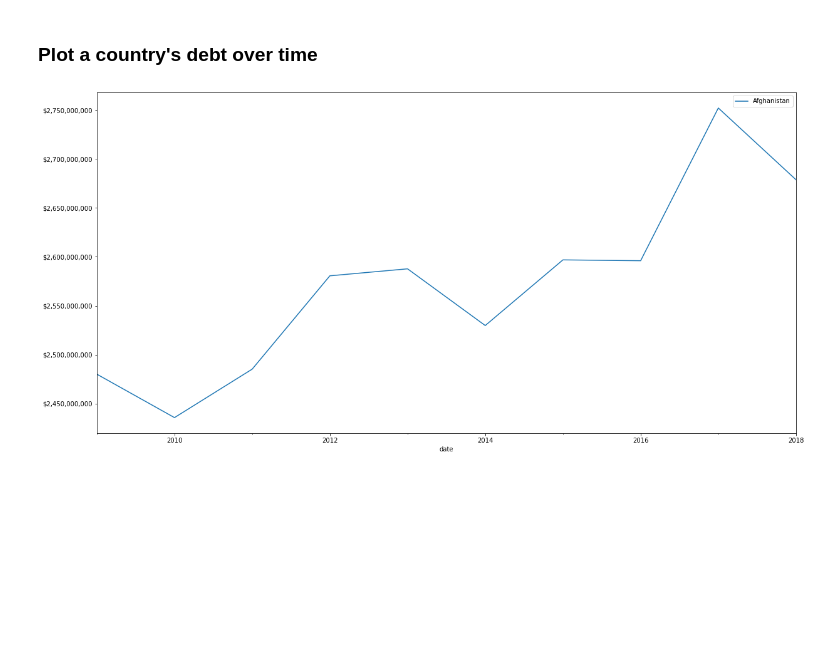
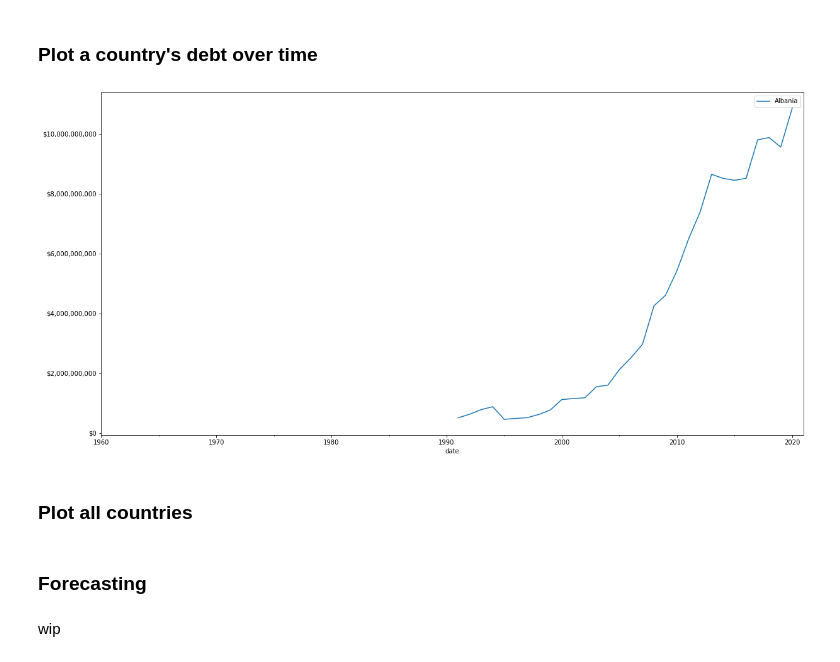
Before and after one commit to a7u7a/blokis-intl-debt, a Jupyter notebook: get-debt.ipynb, the cells around one changed output. Saved outputs shown, nothing was run; the diff lists cells and outputs as text; code cells hidden in the pictures; blank space fills up the shorter version.

```diff
--- a/get-debt.ipynb
+++ b/get-debt.ipynb
@@ -65,0 +94,3 @@ ZWE   Zimbabwe
+# %%
+countries = [i['id'] for i in wbdata.get_country(incomelevel='LMY')]
+countries
@@ -68,5 +117,6 @@ def get_wb_data():
     countries = [i['id'] for i in wbdata.get_country(incomelevel='LMY')]
     indicators = {"DT.DOD.DECT.CD":"TotalExternalDebtUSD"}
     timeSelection = (datetime.datetime(2009, 1, 1), datetime.datetime(2018, 12, 31))
-    df = wbdata.get_dataframe(indicators, data_date=timeSelection,country=countries, convert_date=True, keep_levels=False)
+
+    df = wbdata.get_dataframe(indicators,freq="M", country=countries, convert_date=True, keep_levels=False)
     return df
@@ -102,9 +165,11 @@ final_df.describe()
 # %% [markdown]
 ### Plot a country's debt over time
 # %%
-plot = final_df.plot(y=["Afghanistan"],figsize=(20, 10))
+plot = final_df.plot(y=["Albania"],figsize=(20, 10))
 func = lambda y, pos: f"${y:,.0f}"
 plot.yaxis.set_major_formatter(func)
 plt.show()
 # %% [output]
-[figure, old version]
+[figure, new version]
+# %% [markdown]
+### Plot all countries
@@ -110,0 +179,4 @@ plt.show()
+# %% [markdown]
+### Forecasting
+# %% [markdown]
+wip
```
Also changed, not shown: parts of 10 cells of this notebook.
